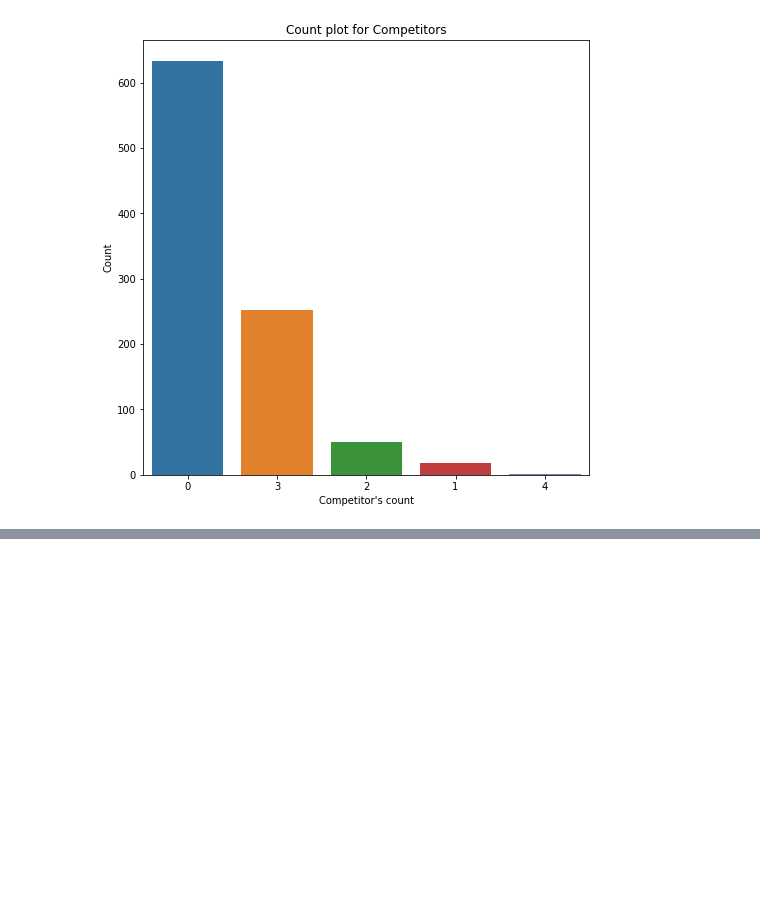
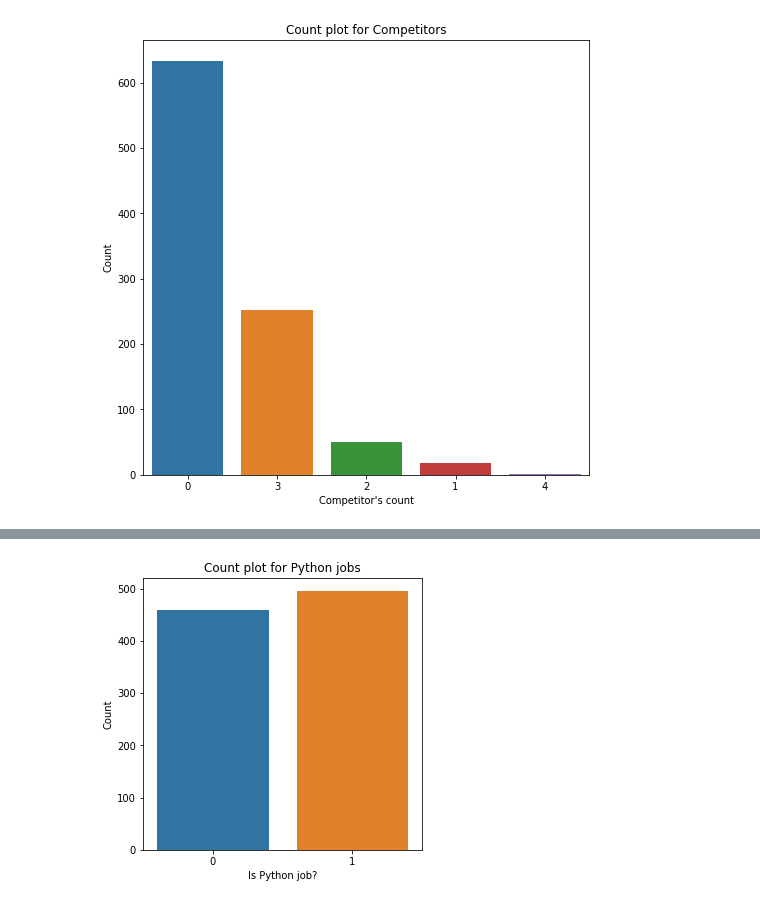
Before and after one commit to vrushalipr/salary_prediction_using_python, a Jupyter notebook: Salary_Prediction_Analysis.ipynb, the cells around one changed output, grey strips where cells are left out. Drawn from its saved outputs; the diff is of its cells as text; code cells hidden in the pictures; blank space fills up the shorter version.

```diff
--- a/Salary_Prediction_Analysis.ipynb
+++ b/Salary_Prediction_Analysis.ipynb
@@ -606,0 +634,14 @@ p = plt.ylabel('Count')
+# %%
+# Creating columns of 'python, excel, sql, tableau' jobs
+glassdoor_df['python_job'] = glassdoor_df['Job Description'].apply(lambda x: 1 if 'python' in x.lower() else 0)
+glassdoor_df['excel_job'] = glassdoor_df['Job Description'].apply(lambda x: 1 if 'excel' in x.lower() else 0)
+glassdoor_df['sql_job'] = glassdoor_df['Job Description'].apply(lambda x: 1 if 'sql' in x.lower() else 0)
+glassdoor_df['tableau_job'] = glassdoor_df['Job Description'].apply(lambda x: 1 if 'tableau' in x.lower() else 0)
+# %%
+plt.figure(figsize=(5,5))
+g = sns.countplot(x='python_job', data=glassdoor_df)
+p = plt.title('Count plot for Python jobs')
+p = plt.xlabel("Is Python job?")
+p = plt.ylabel('Count')
+# %% [output]
+[figure, added]
```
Also changed, not shown: parts of 10 cells of this notebook.
